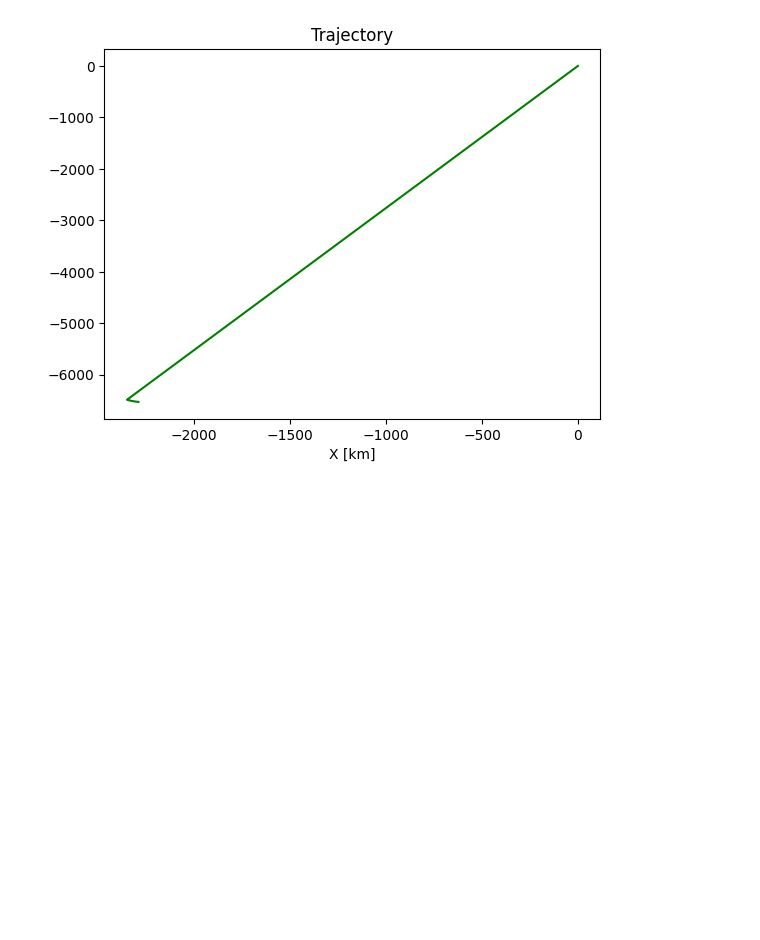
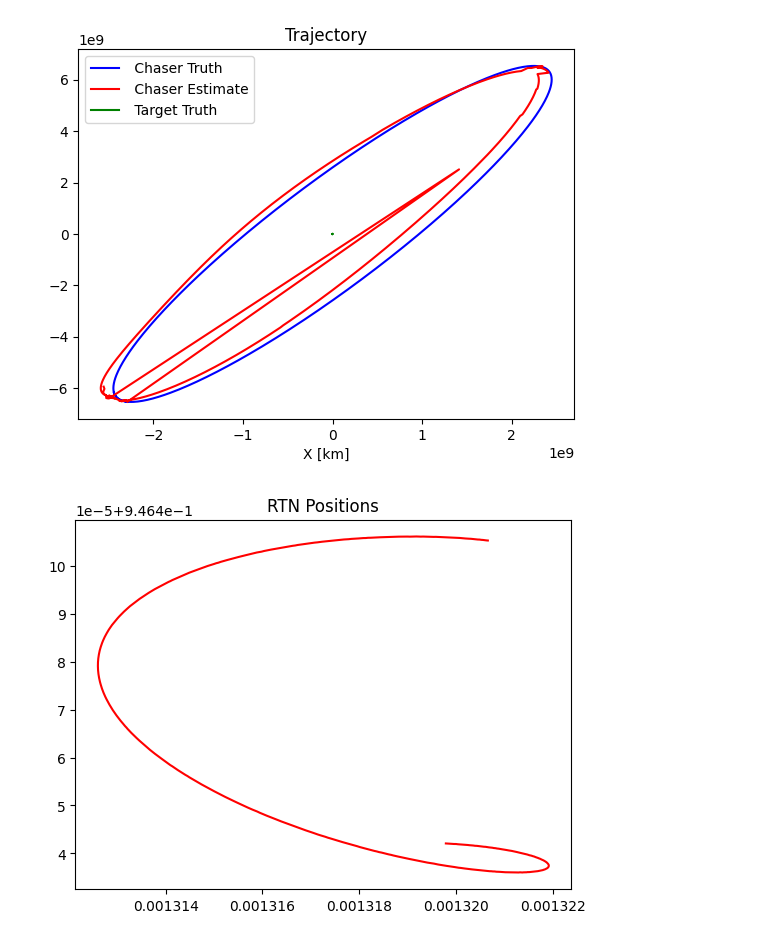
Before and after one commit to connie-liou/AA273-Final-Project, a Jupyter notebook: test.ipynb, the cells around one changed output. Drawn from its saved outputs; the diff is of its cells as text; code cells hidden in the pictures; blank space fills up the shorter version.

```diff
--- a/test.ipynb
+++ b/test.ipynb
@@ -294,7 +326,9 @@ Rdot = 0.000005; # 5mm/s
 
 # Matrices to record measured and true state history
 target_true_history = np.zeros((6, samples)); # Truth of target
-xt_history = np.zeros((6, samples)); # Truth
+xtrue_history = np.zeros((6, samples)); # Truth
+x_RTN_history = np.zeros((6, samples)); # Truth in RTN
+
 x_history = np.zeros((6, samples));  # Filter mean
 P_history = np.zeros((6, samples));  # Filter variance
 k = 1;                               # Counter
@@ -422,17 +462,23 @@ plt.close('all')
 
 # Convert km to m
 x_history  = x_history * 1000
-xt_history = xt_history * 1000
+xtrue_history = xtrue_history * 1000
+target_true_history = target_true_history * 1000
 P_history = P_history * 1000**2
 
 # Trajectory
 plt.figure()
 plt.title('Trajectory')
-plt.plot( xt_history[0,:], xt_history[1,:], 'b')
-plt.plot( x_history[0,:], x_history[1,:], 'r')
+plt.plot( xtrue_history[0,:], xtrue_history[1,:], 'b', label=' Chaser Truth')
+plt.plot( x_history[0,:], x_history[1,:], 'r', label=' Chaser Estimate')
 plt.xlabel('X [km]')
 
-plt.plot(target_true_history[0,:], target_true_history[1,:], 'g')
+plt.plot(target_true_history[0,:], target_true_history[1,:], 'g', label=' Target Truth')
+plt.legend()
+
+plt.figure()
+plt.title('RTN Positions')
+plt.plot(x_RTN_history[0,:], x_RTN_history[1,:], 'r', label=' Chaser Estimate')
 
 #show plot
 plt.show()
@@ -449,31 +495,32 @@ plt.show()
 # ax1.set_ylim(-20*1000*R, 20*1000*R)
 # ax1.grid()
 # ax2.plot( timeAxis, xt_history[1,:] - x_history[1,:])
 # ax2.fill_between( timeAxis, stdev[1,:], -stdev[1,:], alpha=0.2 )
 # ax2.set_ylim(-20*1000*R, 20*1000*R)
 # ax2.grid()
 # ax3.plot( timeAxis, xt_history[2,:] - x_history[2,:])
 # ax3.fill_between( timeAxis, stdev[2,:], -stdev[2,:], alpha=0.2 )
 # ax3.set_ylim(-20*1000*R, 20*1000*R)
 # ax3.set_xlabel('Time [seconds]')
 # ax3.grid()
 
 # # Velocity ECI
 
 # fig456, (ax4, ax5, ax6) = plt.subplots(3)
 # ax4.set_title('Velocity ECI')
 # ax4.plot( timeAxis, xt_history[3,:] - x_history[3,:])
 # ax4.fill_between( timeAxis, stdev[3,:], -stdev[3,:], alpha=0.2 )
 # ax4.set_ylim(-20*1000*Rdot, 20*1000*Rdot)
 # ax4.grid()
 # ax5.plot( timeAxis, xt_history[4,:] - x_history[4,:])
 # ax5.fill_between( timeAxis, stdev[4,:], -stdev[4,:], alpha=0.2 )
 # ax5.set_ylim(-20*1000*Rdot, 20*1000*Rdot)
 # ax5.grid()
 # ax6.plot( timeAxis, xt_history[5,:] - x_history[5,:])
 # ax6.fill_between( timeAxis, stdev[5,:], -stdev[5,:], alpha=0.2 )
 # ax6.set_ylim(-20*1000*Rdot, 20*1000*Rdot)
 # ax6.set_xlabel('Time [seconds]')
 # ax6.grid()
 # %% [output]
-[figure, old version]
+[figure, new version]
+[figure, added]
```
Also changed, not shown: parts of 2 cells of this notebook, 3 other files.
